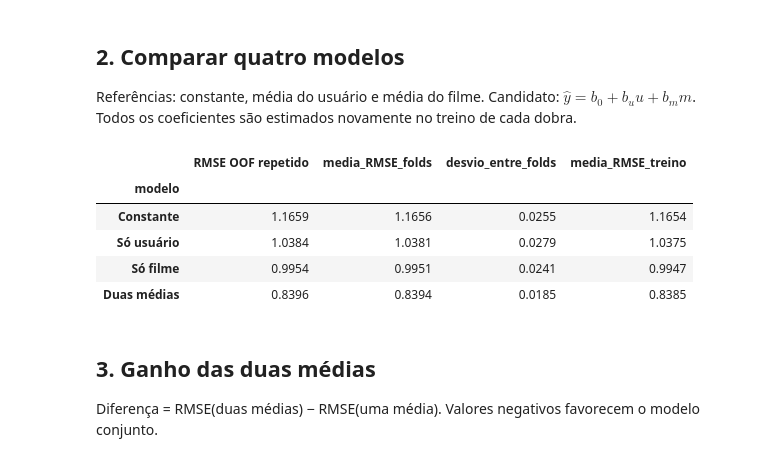
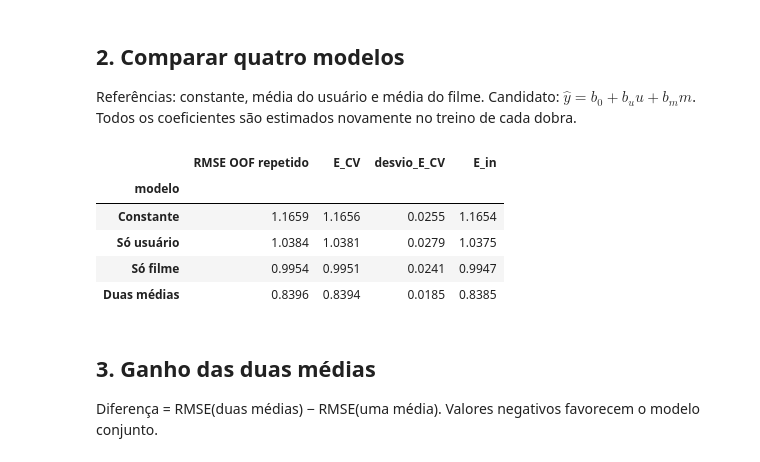
Before and after one commit to Robootic/movie-rating-prediction, a Jupyter notebook: notebooks/03_hipotese_duas_medias.ipynb, the cells around one changed output. Drawn from its saved outputs; the diff is of its cells as text; code cells hidden in the pictures.

```diff
--- a/notebooks/03_hipotese_duas_medias.ipynb
+++ b/notebooks/03_hipotese_duas_medias.ipynb
@@ -68,39 +68,39 @@ candidates = {
     'Só filme': ['movie_avg_stars'],
     'Duas médias': FEATURES,
 }
 folds = list(RepeatedKFold(n_splits=N_SPLITS, n_repeats=N_REPEATS, random_state=SEED).split(df))
 predictions_by_repeat = {name: np.full((N_REPEATS, len(df)), np.nan) for name in candidates}
 rows = []
 for name, columns in candidates.items():
     X = df[columns].to_numpy() if columns else np.zeros((len(df), 1))
     for fold, (train, valid) in enumerate(folds, start=1):
         model = LinearRegression() if columns else DummyRegressor(strategy='mean')
         model.fit(X[train], y[train])
         # Equação explícita evita avisos espúrios do matmul local.
         pred = (np.sum(X[valid] * model.coef_, axis=1) + model.intercept_
                 if columns else model.predict(X[valid]))
         pred_train = (np.sum(X[train] * model.coef_, axis=1) + model.intercept_
                       if columns else model.predict(X[train]))
         # Verifique os valores antes do corte: ele poderia esconder infinitos.
         assert np.isfinite(pred).all() and np.isfinite(pred_train).all()
         if CLIP:
             pred = np.clip(pred, 0, 5)
             pred_train = np.clip(pred_train, 0, 5)
         predictions_by_repeat[name][(fold - 1) // N_SPLITS, valid] = pred
         rows.append({'modelo': name, 'fold': fold,
-                     'RMSE validação': rmse(y[valid], pred),
-                     'RMSE treino': rmse(y[train], pred_train)})
+                     'E_CV': rmse(y[valid], pred),
+                     'E_in': rmse(y[train], pred_train)})
 assert all(np.isfinite(values).all() for values in predictions_by_repeat.values())
 oof = pd.DataFrame({name: values.mean(axis=0) for name, values in predictions_by_repeat.items()})
 by_fold = pd.DataFrame(rows)
 summary = by_fold.groupby('modelo', sort=False).agg(
-    media_RMSE_folds=('RMSE validação', 'mean'),
-    desvio_entre_folds=('RMSE validação', 'std'),
-    media_RMSE_treino=('RMSE treino', 'mean'))
+    E_CV=('E_CV', 'mean'),
+    desvio_E_CV=('E_CV', 'std'),
+    E_in=('E_in', 'mean'))
 summary.insert(0, 'RMSE OOF repetido', [rmse(y, predictions_by_repeat[name]) for name in summary.index])
 display(summary.round(4))
 # %% [output]
-|  | RMSE OOF repetido | media_RMSE_folds | desvio_entre_folds | media_RMSE_treino |
+|  | RMSE OOF repetido | E_CV | desvio_E_CV | E_in |
 | modelo |  |  |  |  |
 | Constante | 1.1659 | 1.1656 | 0.0255 | 1.1654 |
 | Só usuário | 1.0384 | 1.0381 | 0.0279 | 1.0375 |
```
Also changed, not shown: parts of 2 cells of this notebook, 55 other files.
